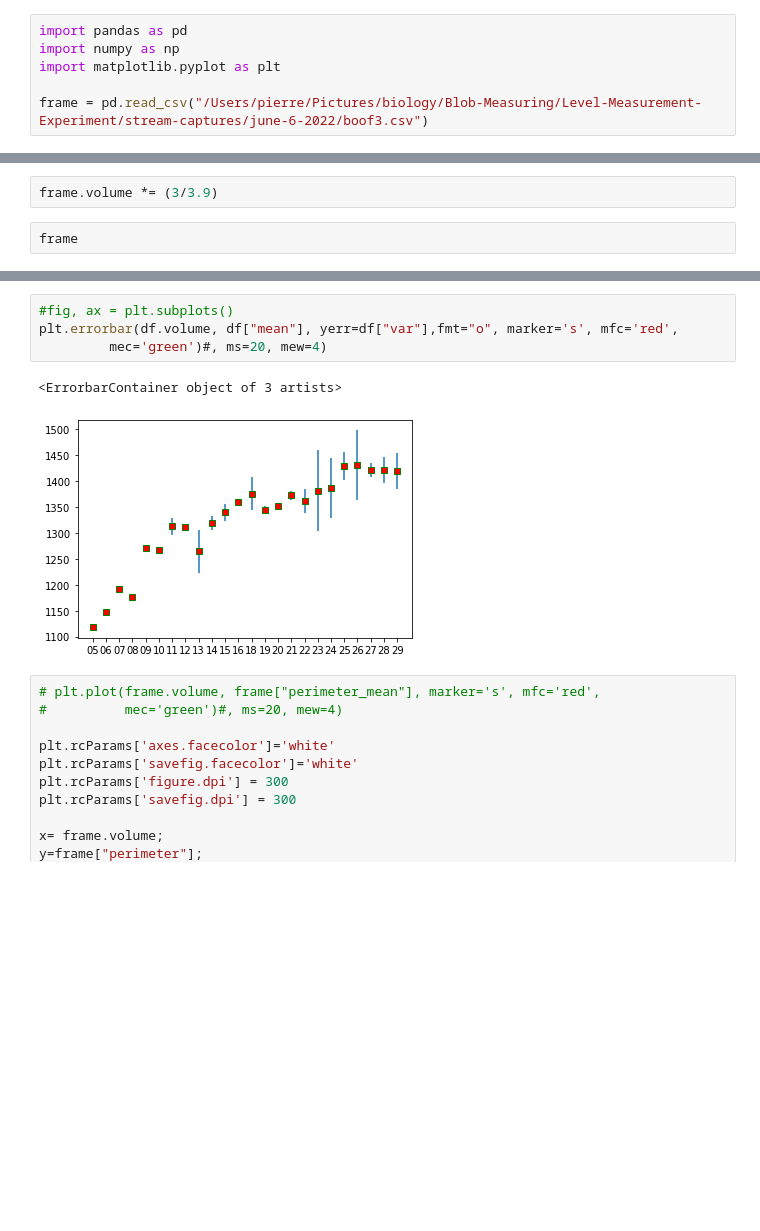
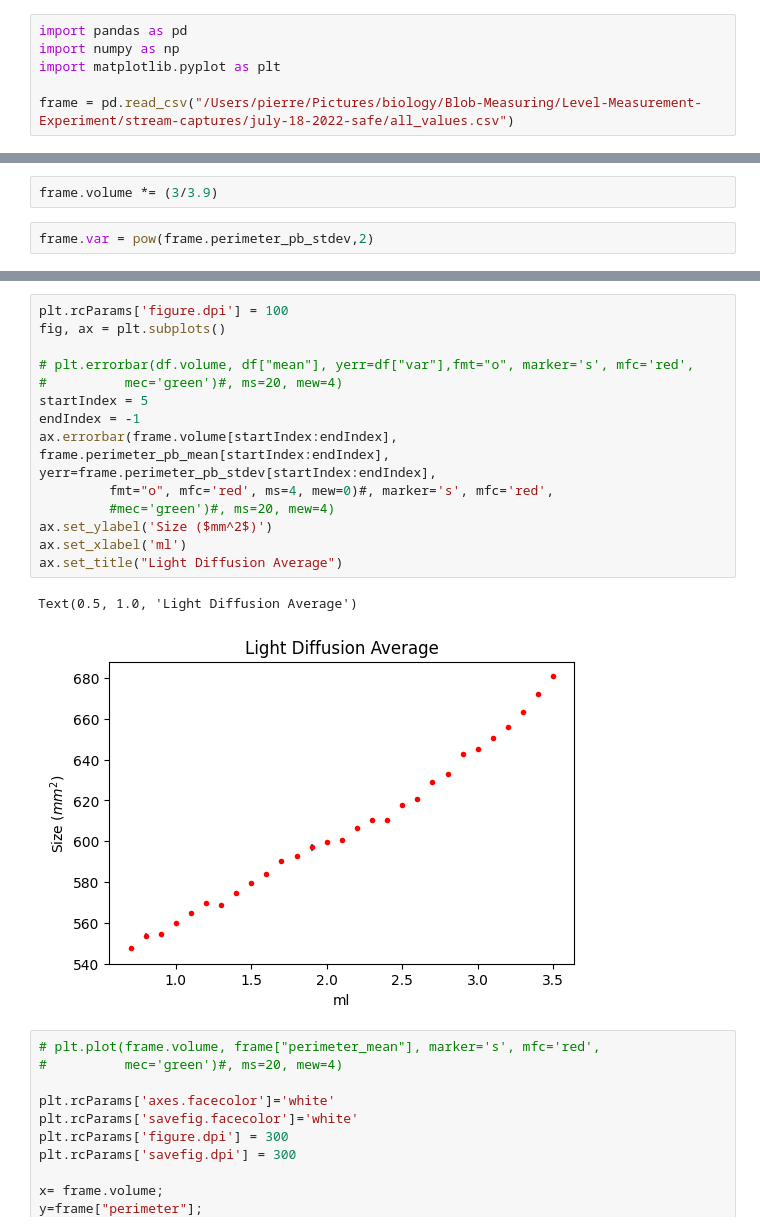
Before and after one commit to braingeneers/Blob-Measuring-with-Computer-Vision, a Jupyter notebook: Plotting-Data.ipynb, the cells around one changed output, grey strips where cells are left out. Drawn from its saved outputs; the diff is of its cells as text; blank space fills up the shorter version.

Commit message:
plotting error bars more user friendly

```diff
--- a/Plotting-Data.ipynb
+++ b/Plotting-Data.ipynb
@@ -3,7 +3,7 @@ import pandas as pd
 import numpy as np
 import matplotlib.pyplot as plt
 
-frame = pd.read_csv("/Users/pierre/Pictures/biology/Blob-Measuring/Level-Measurement-Experiment/stream-captures/june-6-2022/boof3.csv")
+frame = pd.read_csv("/Users/pierre/Pictures/biology/Blob-Measuring/Level-Measurement-Experiment/stream-captures/july-18-2022-safe/all_values.csv")
 # %%
 df = pd.DataFrame({"volume":frame.columns,
                    "mean": frame.mean().to_frame()[0].values,
@@ -24,4 +24,4 @@ array([  49.5       , 1056.13768375, 1117.66452128, 1146.83092619,
 # %%
 frame.volume *= (3/3.9)
 # %%
-frame
+frame.var = pow(frame.perimeter_pb_stdev,2)
@@ -108,12 +114,22 @@ df.volume
 27    30
 Name: volume, dtype: object
 # %%
-#fig, ax = plt.subplots()
-plt.errorbar(df.volume, df["mean"], yerr=df["var"],fmt="o", marker='s', mfc='red',
-         mec='green')#, ms=20, mew=4)
+plt.rcParams['figure.dpi'] = 100
+fig, ax = plt.subplots()
+
+# plt.errorbar(df.volume, df["mean"], yerr=df["var"],fmt="o", marker='s', mfc='red',
+#          mec='green')#, ms=20, mew=4)
+startIndex = 5
+endIndex = -1
+ax.errorbar(frame.volume[startIndex:endIndex], frame.perimeter_pb_mean[startIndex:endIndex], yerr=frame.perimeter_pb_stdev[startIndex:endIndex],
+         fmt="o", mfc='red', ms=4, mew=0)#, marker='s', mfc='red',
+         #mec='green')#, ms=20, mew=4)
+ax.set_ylabel('Size ($mm^2$)')
+ax.set_xlabel('ml')
+ax.set_title("Light Diffusion Average")
 # %% [output]
-<ErrorbarContainer object of 3 artists>
+Text(0.5, 1.0, 'Light Diffusion Average')
-[figure, old version]
+[figure, new version]
 # %%
 # plt.plot(frame.volume, frame["perimeter_mean"], marker='s', mfc='red',
 #          mec='green')#, ms=20, mew=4)
```
Also changed, not shown: parts of 3 cells of this notebook.
